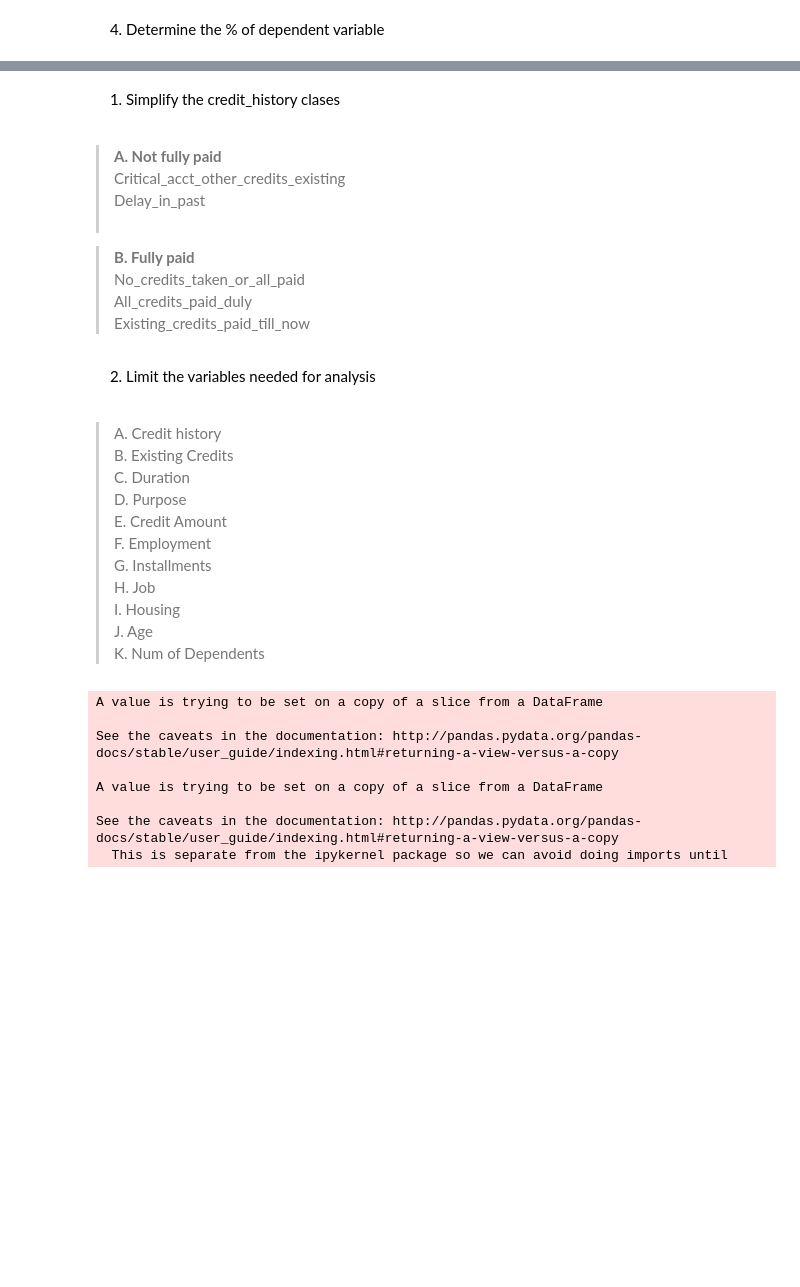
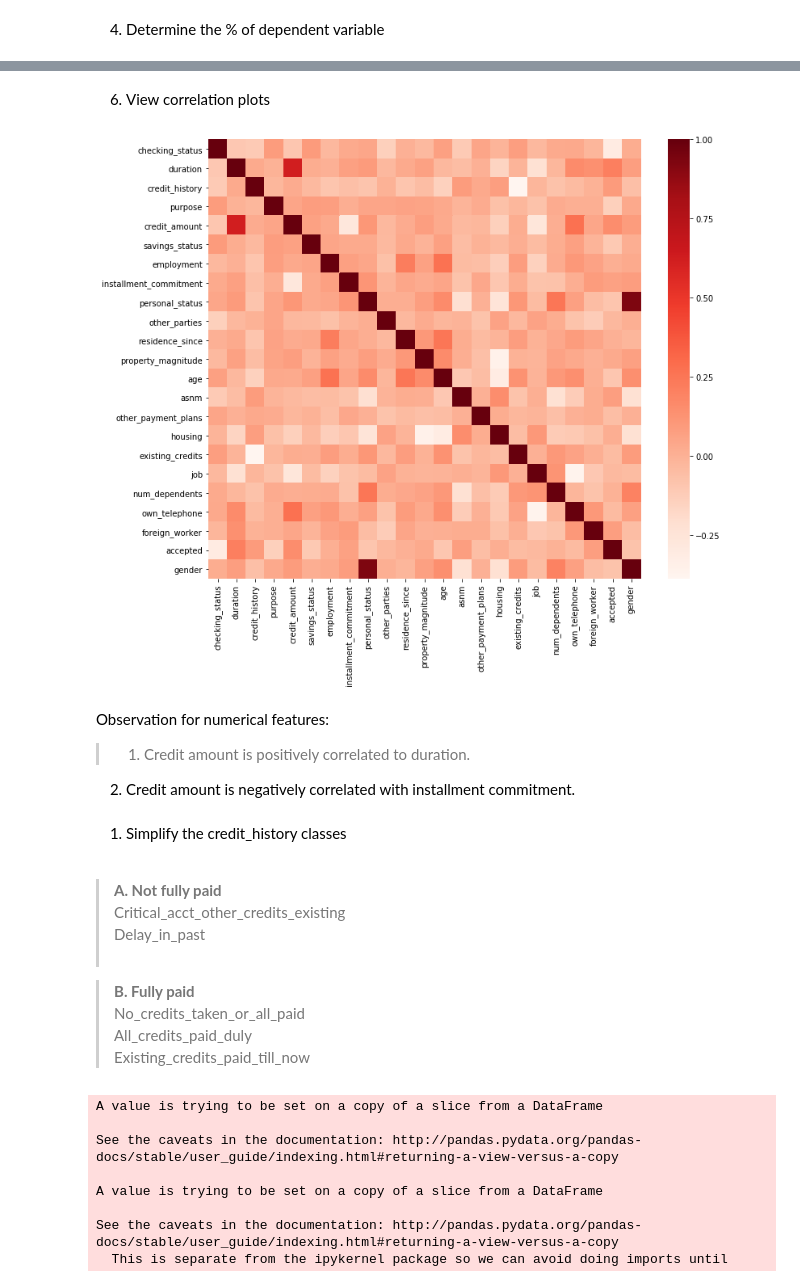
Before and after one commit to redmundnacario/-temporary-repo, a Jupyter notebook: Predict Lending.ipynb, the cells around one changed output, grey strips where cells are left out. Drawn from its saved outputs; the diff is of its cells as text; code cells hidden in the pictures; blank space fills up the shorter version.

```diff
--- a/Predict Lending.ipynb
+++ b/Predict Lending.ipynb
@@ -108,5 +212,18 @@ np.shape(data_df[data_df["accepted"] == 1])[0]
+# %% [markdown]
+6. View correlation plots
+# %%
+plt.figure(figsize=(12,10))
+cor = data_df[columns_X].corr()
+sns.heatmap(cor, cmap=plt.cm.Reds)
+plt.show()
+# %% [output]
+[figure, added]
+# %% [markdown]
+Observation for numerical features:
+>1. Credit amount is positively correlated to duration.
+2. Credit amount is negatively correlated with installment commitment.
 # %% [markdown]
-1. Simplify the credit_history clases<br/><br/>
+1. Simplify the credit_history classes<br/><br/>
 
 ><strong>A. Not fully paid</strong><br/>
 Critical_acct_other_credits_existing<br/>
@@ -116,20 +233,6 @@ Delay_in_past<br/><br/>
 No_credits_taken_or_all_paid<br/>
 All_credits_paid_duly<br/>
 Existing_credits_paid_till_now<br/>
-# %% [markdown]
-2. Limit the variables needed for analysis<br/><br/>
-
->A. Credit history<br/>
-B. Existing Credits<br/>
-C. Duration<br/>
-D. Purpose<br/>
-E. Credit Amount<br/>
-F. Employment<br/>
-G. Installments<br/>
-H. Job<br/>
-I. Housing<br/>
-J. Age<br/>
-K. Num of Dependents<br/>
 # %%
 # Simplify credit history classes
 data_df['credit_history'][data_df['credit_history'].isin(['Critical_acct_other_credits_existing',\
```
Also changed, not shown: parts of 57 cells of this notebook.
